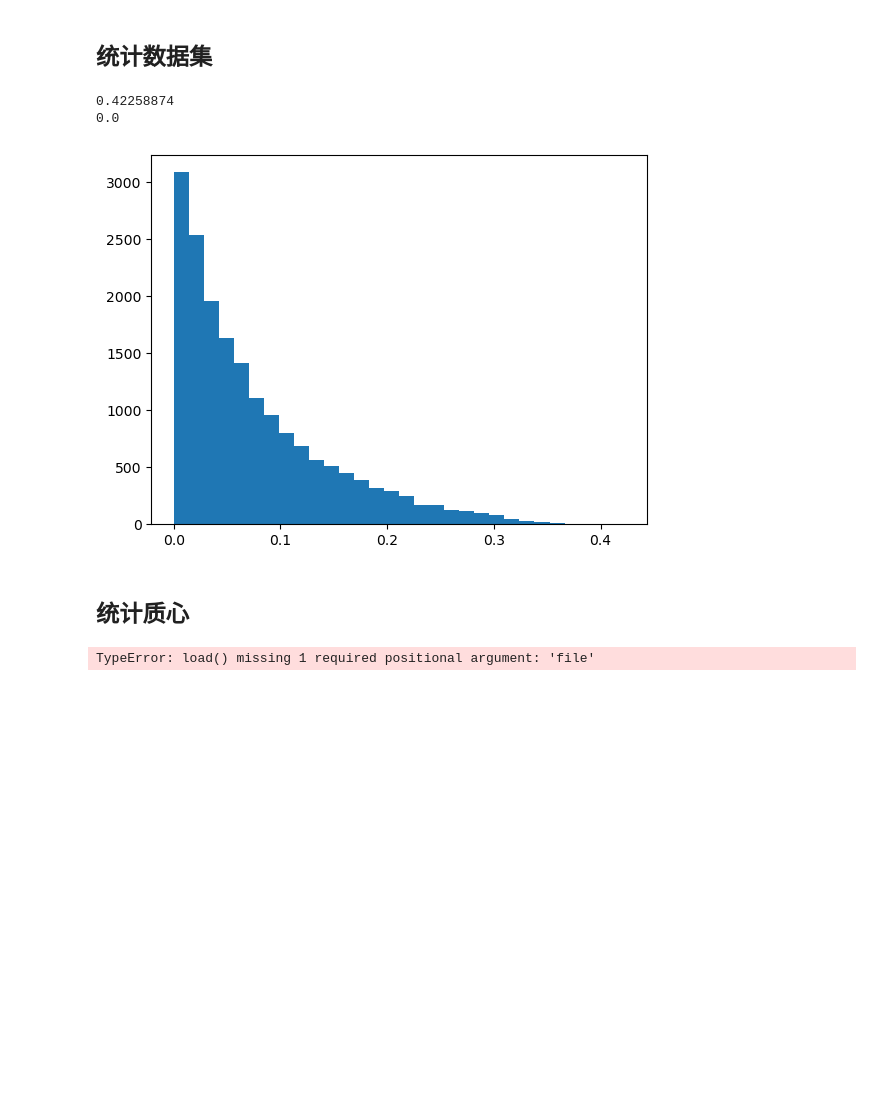
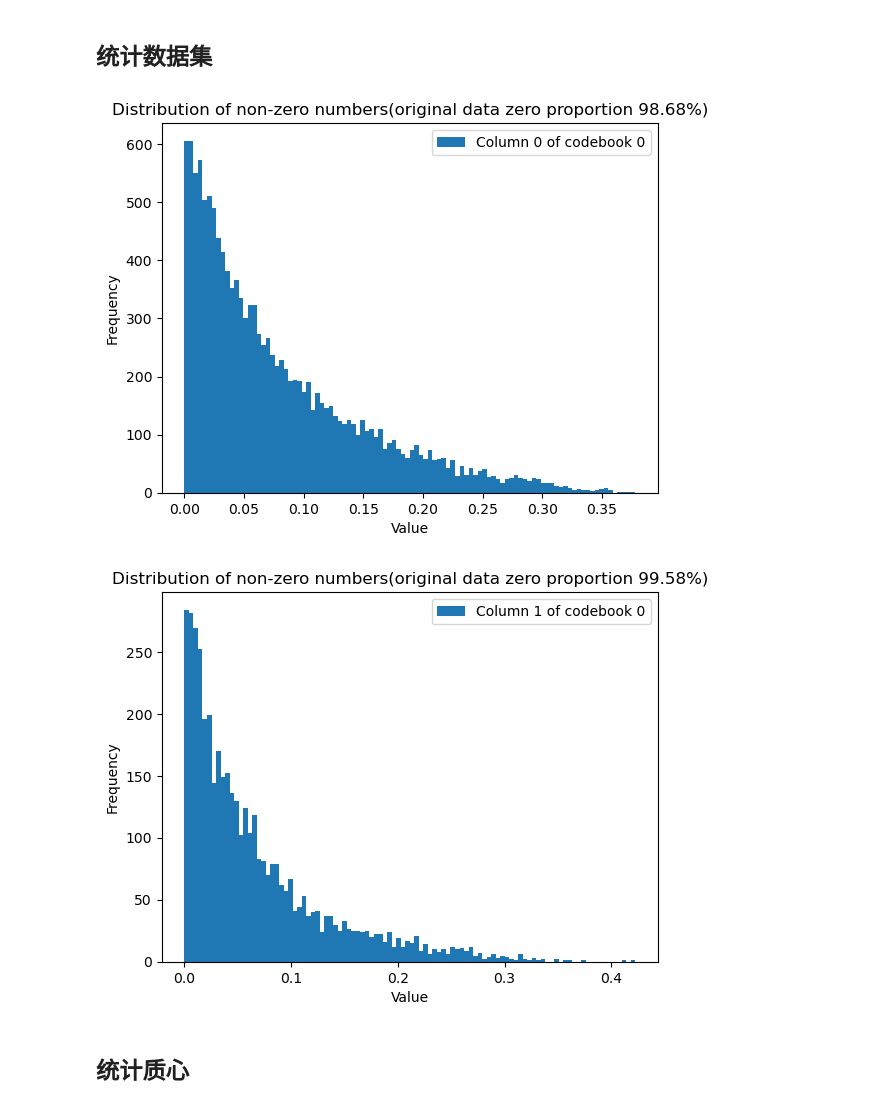
Before and after one commit to Sciroccogti/bolt, a Jupyter notebook: experiments/python/CsiTransformerAMM/intermediate_var/中间变量分布统计.ipynb, the cells around one changed output. Saved outputs shown, nothing was run; the diff lists cells and outputs as text; code cells hidden in the pictures; blank space fills up the shorter version.

```diff
--- a/experiments/python/CsiTransformerAMM/intermediate_var/中间变量分布统计.ipynb
+++ b/experiments/python/CsiTransformerAMM/intermediate_var/中间变量分布统计.ipynb
@@ -40,28 +53,36 @@ train_data_n_cb = train_data[:,n*DC:(n+1)*DC]
-# %%
-# get the max and min values of the matrix
-max_value = train_data_n_cb.max()
-min_value = train_data_n_cb.min()
-print(max_value)
-print(min_value)
-# %% [output]
-0.42258874
-0.0
-# %%
-# create a boolean mask by comparing with zero
-mask = train_data_n_cb != 0
-
-# apply the mask to filter out zero elements
-train_data_n_cb_no0 = train_data_n_cb[mask]
-# %%
-
-# plot a histogram of the matrix elements with 10 bins
-plt.hist(train_data_n_cb_no0.flatten(), bins=30, range=(min_value, max_value))
-plt.show()
-# %% [output]
-[figure, removed]
+# %%
+def plot_dist_remove0(data, bins, legend=""):
+    data = data.flatten()
+
+    # get the max and min values
+    max_value = data.max()
+    min_value = data.min()
+
+    # create a boolean mask by comparing with zero
+    mask = data != 0
+
+    # count the number of zero elements
+    zero_count = np.count_nonzero(~mask)
+
+    # calculate the proportion of zeros
+    zero_prop = zero_count / mask.size
+
+    # apply the mask to filter out zero elements
+    data_no0 = data[mask]
+
+    # plot a histogram of the matrix elements with 10 bins
+    plt.hist(data_no0.flatten(), bins=bins, range=(min_value, max_value), label=legend)
+    plt.legend()
+    title = "Distribution of non-zero numbers(original data zero proportion %.2f%%)" % (zero_prop*100)
+    plt.title(title)
+    plt.xlabel("Value")
+    plt.ylabel("Frequency")
+    plt.show()
+# %%
+plot_dist_remove0(train_data_n_cb_col0, 100, "Column %d of codebook %d" % (0, n))
+plot_dist_remove0(train_data_n_cb_col1, 100, "Column %d of codebook %d" % (1, n))
+# %% [output]
+[figure, added]
+[figure, added]
 # %% [markdown]
 ## 统计质心
-# %%
-centroid = np.load()
-# %% [output]
-TypeError: load() missing 1 required positional argument: 'file'
```
Also changed, not shown: parts of 3 cells of this notebook, 1 other file.
